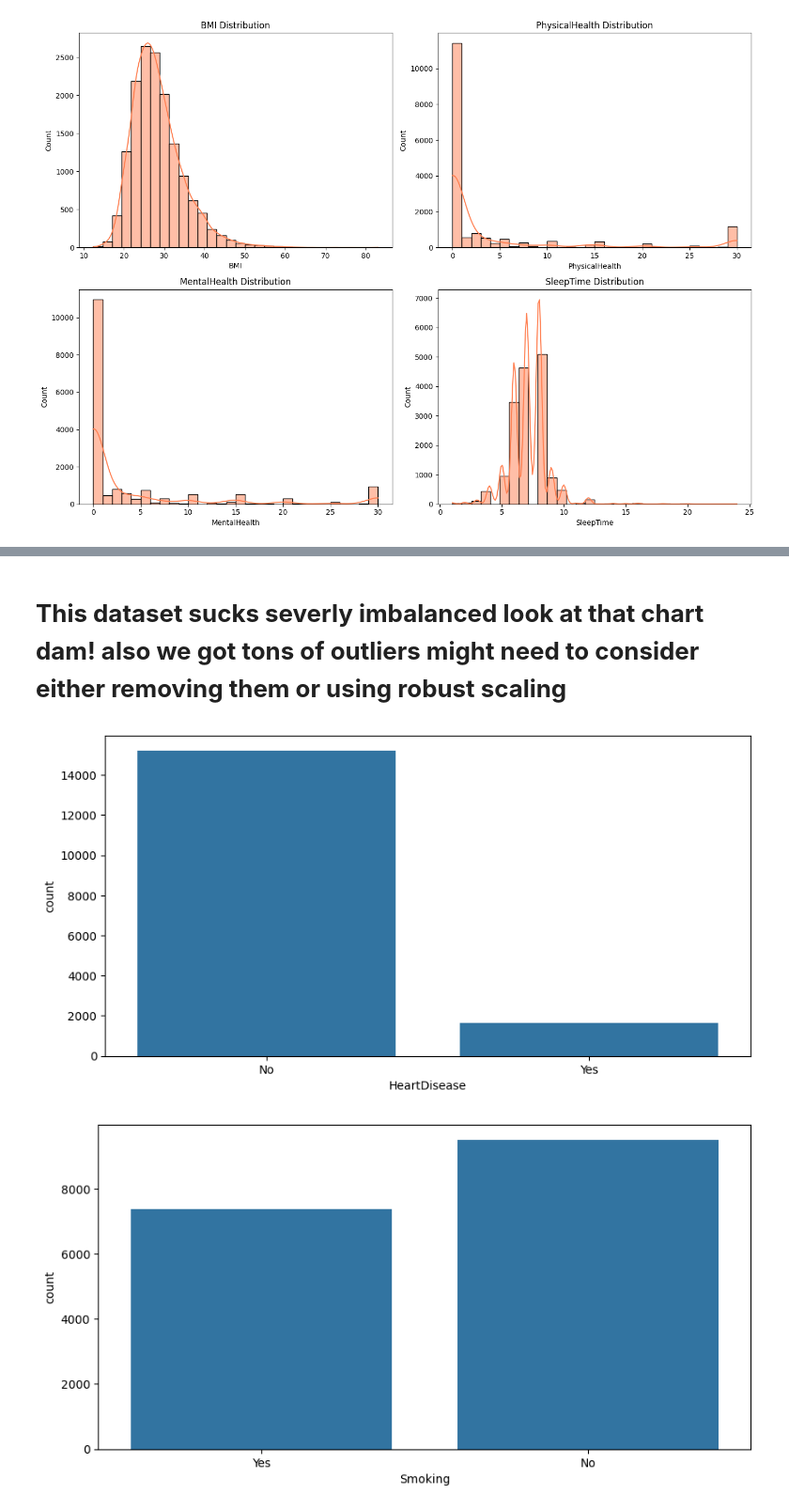
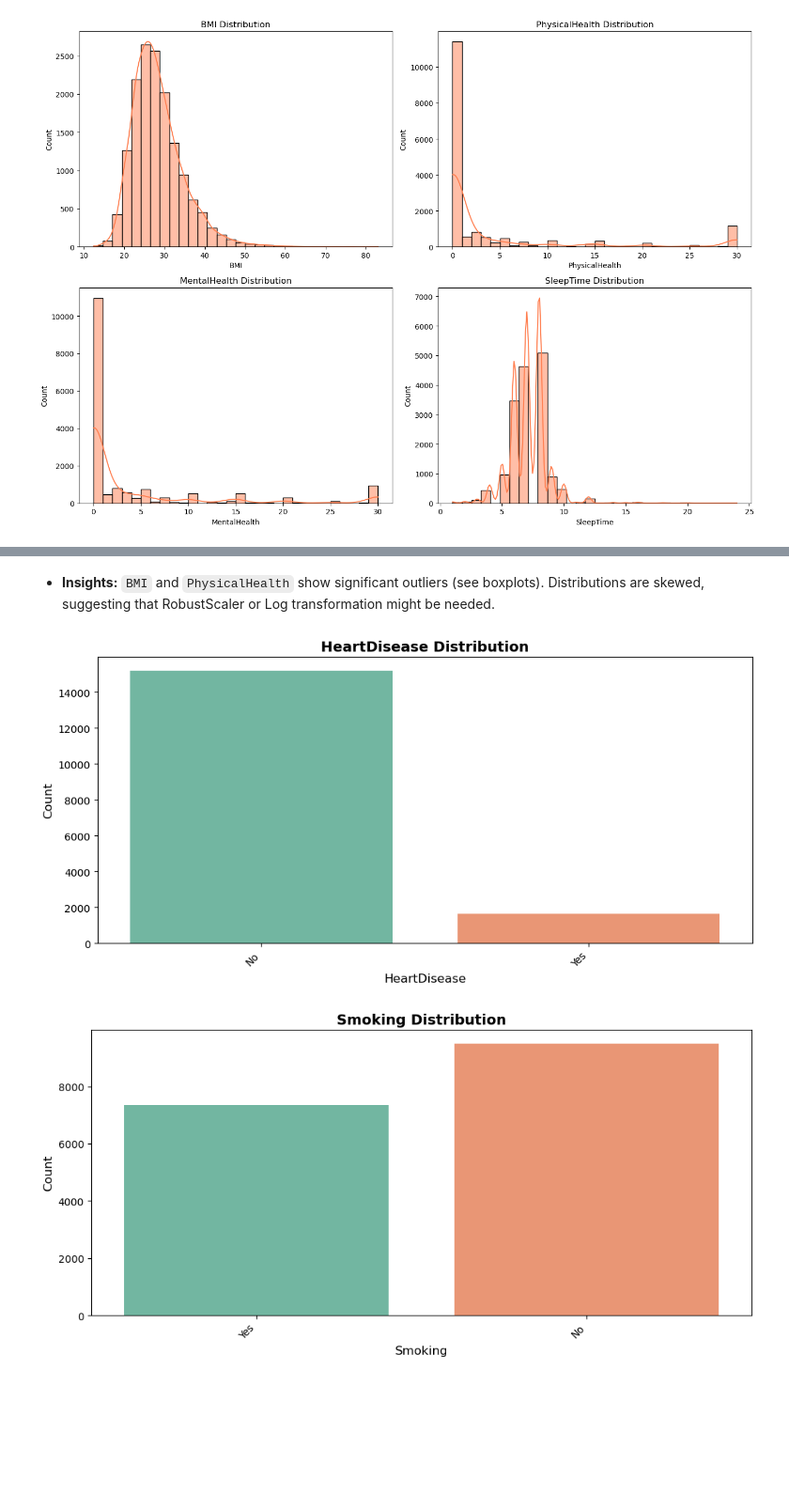
Before and after one commit to Zyad-A-tef/HeartDisease, a Jupyter notebook: HeartDisease.ipynb, the cells around one changed output, grey strips where cells are left out. Shown at 94% size. Saved outputs shown, nothing was run; the diff lists cells and outputs as text; code cells hidden in the pictures; blank space fills up the shorter version.

Commit message:
feat(HeartDisease): Update HeartDisease.ipynb with new analysis and visualizations

```diff
--- a/HeartDisease.ipynb
+++ b/HeartDisease.ipynb
@@ -111,0 +106,18 @@ if not class_counts.empty and len(class_counts) == len(explode):
+# %%
+# Task 3: Target Variable Visualization
+# Choice: Countplot — best for binary categorical target (shows exact counts clearly)
+
+fig, ax = plt.subplots(figsize=(8, 5))
+sns.countplot(x='HeartDisease', data=df, hue='HeartDisease', palette=['#66c2a5', '#fc8d62'], ax=ax, legend=False)
+
+# Add count labels on bars
+for p in ax.patches:
+    ax.annotate(f'{int(p.get_height()):,}',
+                (p.get_x() + p.get_width() / 2., p.get_height()),
+                ha='center', va='bottom', fontsize=12, fontweight='bold')
+
+ax.set_title('HeartDisease Distribution', fontsize=14, fontweight='bold')
+ax.set_xlabel('Heart Disease', fontsize=12)
+ax.set_ylabel('Count', fontsize=12)
+plt.tight_layout()
+plt.show()
@@ -132,12 +159,18 @@ for col in numerical_features:
 [figure]
 [figure]
 [figure]
-# %% [markdown]
-# **This dataset sucks severly imbalanced look at that chart dam! also we got tons of outliers might need to consider either removing them or using robust scaling**
+# %% [markdown]
+* **Insights:** `BMI` and `PhysicalHealth` show significant outliers (see boxplots). Distributions are skewed, suggesting that RobustScaler or Log transformation might be needed.
 # %%
 for col in categorical_features:
-  plt.figure(figsize=(10,5))
-  sns.countplot(x=col, data=df)
+    plt.figure(figsize=(10, 5))
+    sns.countplot(x=col, data=df, hue=col, palette='Set2', legend=False)
+    plt.title(f'{col} Distribution', fontsize=14, fontweight='bold')
+    plt.xlabel(col, fontsize=12)
+    plt.ylabel('Count', fontsize=12)
+    plt.xticks(rotation=45, ha='right')
+    plt.tight_layout()
+    plt.show()
 # %% [output]
-[figure, old version]
+[figure, new version]
-[figure, old version]
+[figure, new version]
```
Also changed, not shown: parts of 22 cells of this notebook.
